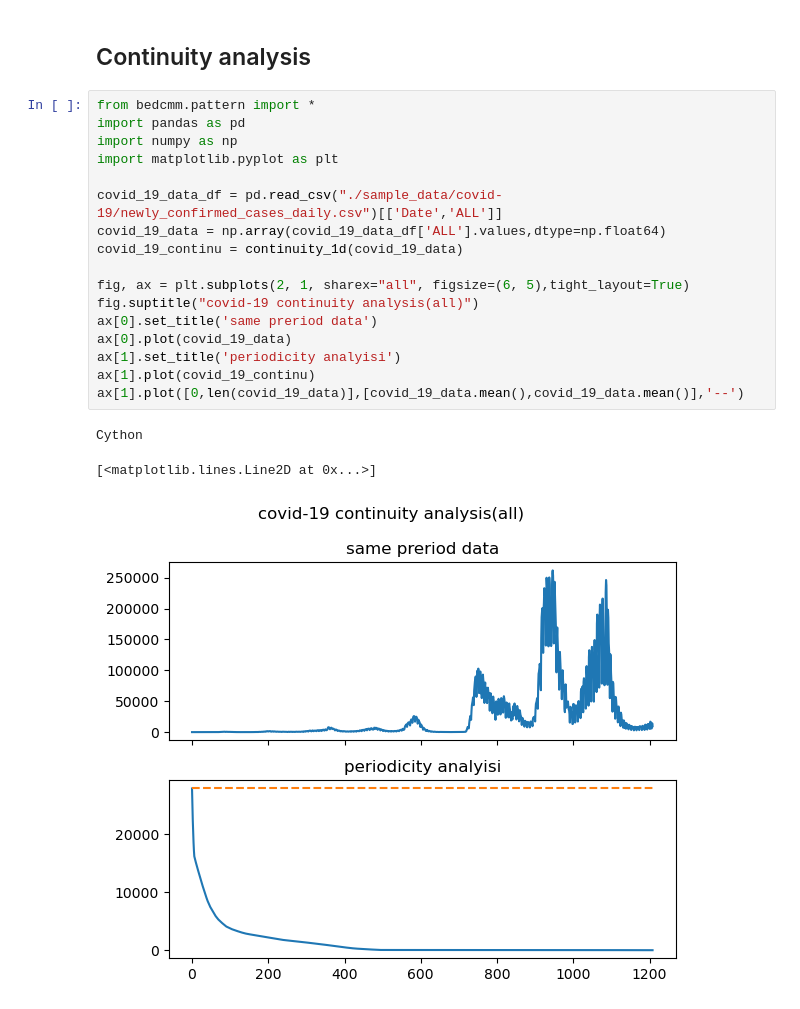
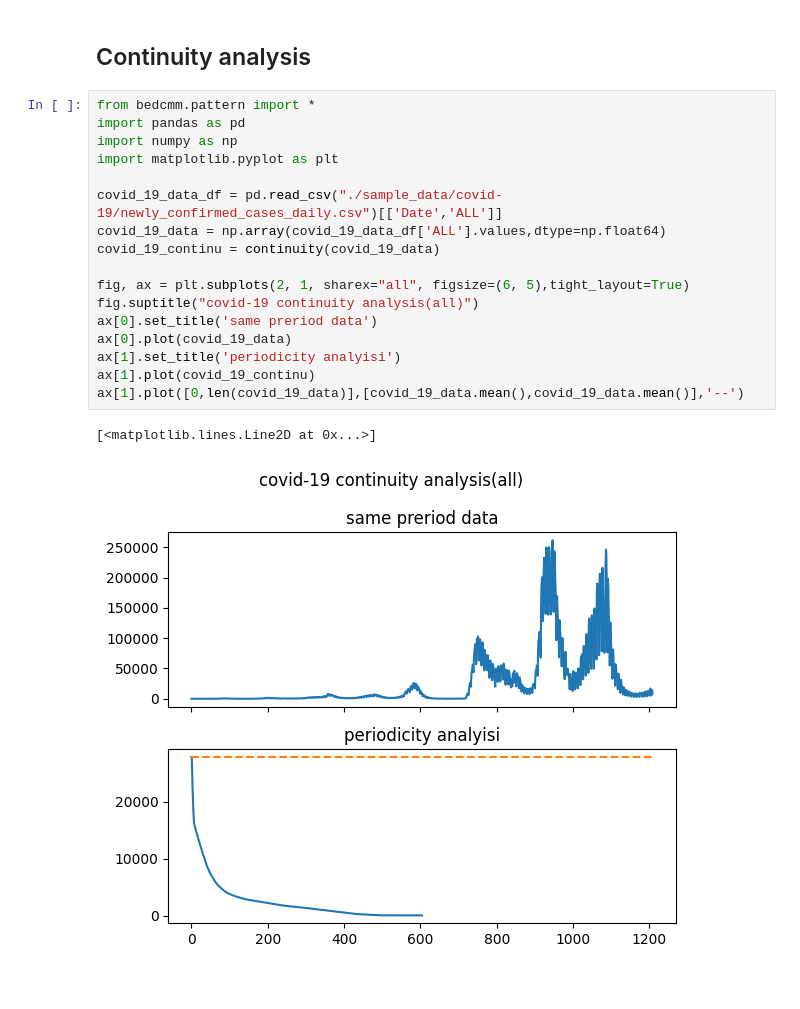
Before and after one commit to YASUHARA-Wataru/bedcmm, a Jupyter notebook: pattern_demo.ipynb, the cells around one changed output. Cells and saved outputs as stored; diff of their text form.

```diff
--- a/pattern_demo.ipynb
+++ b/pattern_demo.ipynb
@@ -123,21 +124,20 @@ ax[1].legend(['same period','other period'])
 # %%
 from bedcmm.pattern import *
 import pandas as pd
 import numpy as np
 import matplotlib.pyplot as plt
 
 covid_19_data_df = pd.read_csv("./sample_data/covid-19/newly_confirmed_cases_daily.csv")[['Date','ALL']]
 covid_19_data = np.array(covid_19_data_df['ALL'].values,dtype=np.float64)
-covid_19_continu = continuity_1d(covid_19_data)
+covid_19_continu = continuity(covid_19_data)
 
 fig, ax = plt.subplots(2, 1, sharex="all", figsize=(6, 5),tight_layout=True)
 fig.suptitle("covid-19 continuity analysis(all)")
 ax[0].set_title('same preriod data')
 ax[0].plot(covid_19_data)
 ax[1].set_title('periodicity analyisi')
 ax[1].plot(covid_19_continu)
 ax[1].plot([0,len(covid_19_data)],[covid_19_data.mean(),covid_19_data.mean()],'--')
 # %% [output]
-Cython
+[<matplotlib.lines.Line2D at 0x...>]
-[<matplotlib.lines.Line2D at 0x...>]
-[figure, old version]
+[figure, new version]
```
Also changed, not shown: parts of 3 cells of this notebook, 9 other files.
